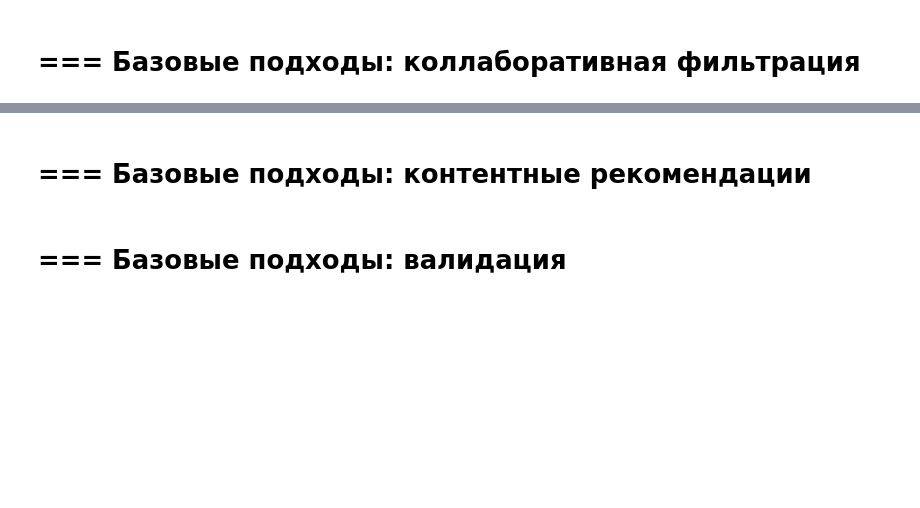
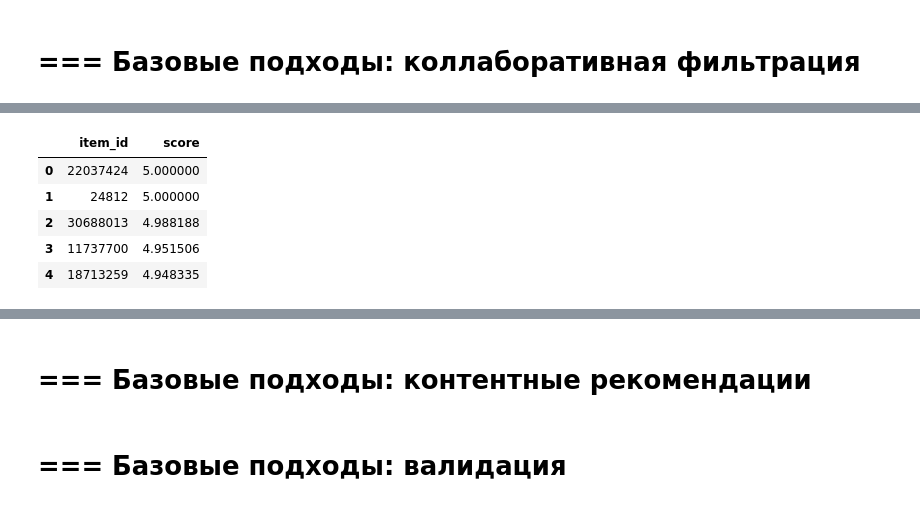
Before and after one commit to Manaam9/mle-recsys-start, a Jupyter notebook: main_offline.ipynb, the cells around one changed output, grey strips where cells are left out. Cells and saved outputs as stored; diff of their text form; code cells hidden in the pictures; blank space fills up the shorter version.

```diff
--- a/main_offline.ipynb
+++ b/main_offline.ipynb
@@ -141,0 +377,40 @@ with pd.option_context('display.max_rows', 100):
+# %%
+import pandas as pd
+
+def get_recommendations_svd(user_id, all_items, events, model, include_seen=True, n=5):
+    """Возвращает n рекомендаций для user_id на основе surprise SVD."""
+
+    # каталог всех книг: можно передать DataFrame/Series/список/множество
+    if isinstance(all_items, pd.DataFrame):
+        all_items_set = set(all_items["item_id"].unique())
+    elif isinstance(all_items, pd.Series):
+        all_items_set = set(all_items.unique())
+    else:
+        all_items_set = set(all_items)
+
+    # какие айтемы предсказываем
+    if include_seen:
+        items_to_predict = list(all_items_set)
+    else:
+        seen_items = set(events[events["user_id"] == user_id]["item_id"].unique())
+        items_to_predict = list(all_items_set - seen_items)
+
+    # предсказания рейтингов для всех кандидатов
+    predictions = [model.predict(user_id, item_id) for item_id in items_to_predict]
+
+    # топ-n по убыванию score (pred.est)
+    recommendations = sorted(predictions, key=lambda x: x.est, reverse=True)[:n]
+
+    return pd.DataFrame(
+        [(pred.iid, pred.est) for pred in recommendations],
+        columns=["item_id", "score"]
+    )
+# %%
+get_recommendations_svd(1296647, items, events_test, svd_model)
+# %% [output]
+|  | item_id | score |
+| 0 | 22037424 | 5.000000 |
+| 1 | 24812 | 5.000000 |
+| 2 | 30688013 | 4.988188 |
+| 3 | 11737700 | 4.951506 |
+| 4 | 18713259 | 4.948335 |
```
Also changed, not shown: parts of 31 cells of this notebook.
